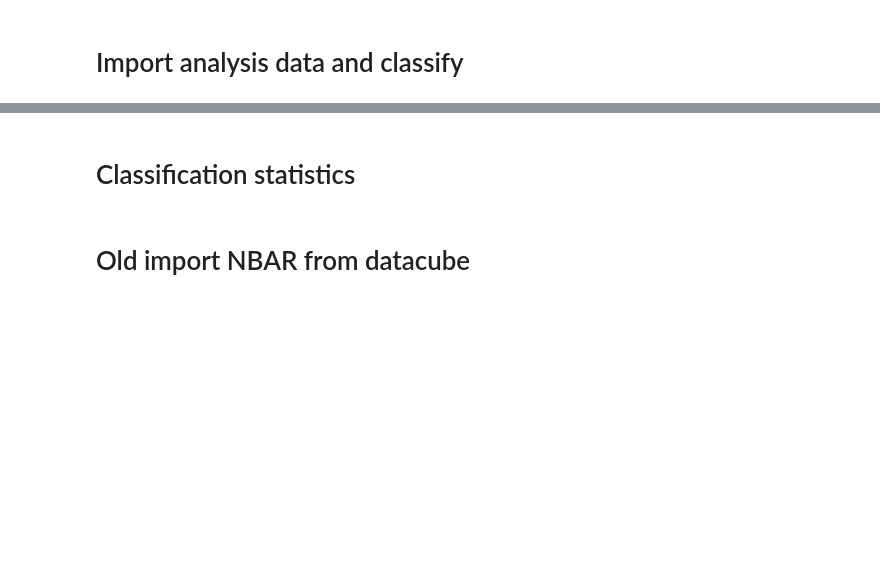
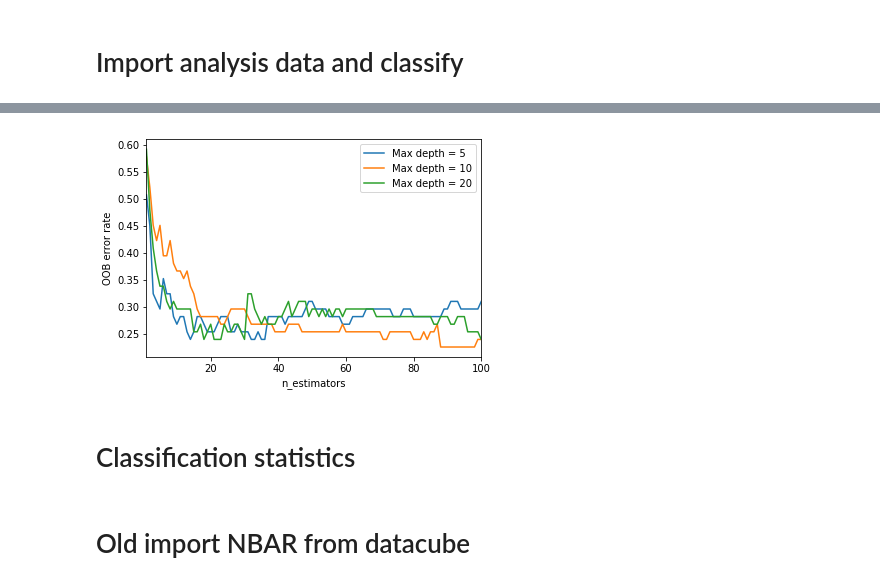
Before and after one commit to ML-MachineLearning/randomforest-GA, a Jupyter notebook: random_forest.ipynb, the cells around one changed output, grey strips where cells are left out. Saved outputs shown, nothing was run; the diff lists cells and outputs as text; code cells hidden in the pictures; blank space fills up the shorter version.

Commit message:
Update working evaluation code and tree plotting

```diff
--- a/random_forest.ipynb
+++ b/random_forest.ipynb
@@ -582,3 +616,83 @@ Classification running...
+# %%
+# NOTE: Setting the `warm_start` construction parameter to `True` disables
+# support for parallelized ensembles but is necessary for tracking the OOB
+# error trajectory during training.
+
+# Extract training data
+_, train_lab, train_samp = randomforest_train(train_shps = train_shps,
+                                              train_field = "class",
+                                              data_func = tc_import, #   hltc_import,
+                                              data_func_params = data_func_params,
+                                              classifier_params = classifier_params)
+
+# Test effect of max features
+classifier_scenario = [("max_features = 'sqrt'",
+                        RandomForestClassifier(warm_start = True,
+                                               oob_score = True,
+                                               max_features = "sqrt")),
+                       ("max_features = 'log2'",
+                      RandomForestClassifier(warm_start = True,
+                                             oob_score = True,
+                                             max_features = "log2")),
+                       ("max_features = '0.5'",
+                        RandomForestClassifier(warm_start = True,
+                                               max_features = 0.5,
+                                               oob_score = True)),
+                       ("max_features = None",
+                        RandomForestClassifier(warm_start = True,
+                                               max_features = None,
+                                               oob_score = True))]
+
+# Test effect of minimum samples per leaf
+classifier_scenario = [("Leaf = 1",
+                      RandomForestClassifier(warm_start = True,
+                                             min_samples_leaf = 1,
+                                             oob_score = True)),
+                       ("Leaf = 5",
+                        RandomForestClassifier(warm_start = True,
+                                               min_samples_leaf = 5,
+                                               oob_score = True)),
+                       ("Leaf = 20",
+                        RandomForestClassifier(warm_start = True,
+                                               min_samples_leaf = 20,
+                                               oob_score = True))]
+
+# Test effect of max depth
+classifier_scenario = [("Max depth = 5",
+                      RandomForestClassifier(warm_start = True,
+                                             max_depth = 5,
+                                             oob_score = True)),
+                       ("Max depth = 10",
+                        RandomForestClassifier(warm_start = True,
+                                               max_depth = 10,
+                                               oob_score = True)),
+                       ("Max depth = 20",
+                        RandomForestClassifier(warm_start = True,
+                                               max_depth = 20,
+                                               oob_score = True))]
+
+# Test effect of max depth
+classifier_scenario = [("Max depth = 5",
+                      RandomForestClassifier(warm_start = True,
+                                             max_depth = 5,
+                                             oob_score = True)),
+                       ("Max depth = 10",
+                        RandomForestClassifier(warm_start = True,
+                                               max_depth = 10,
+                                               oob_score = True)),
+                       ("Max depth = 20",
+                        RandomForestClassifier(warm_start = True,
+                                               max_depth = 20,
+                                               oob_score = True))]
+
+# Plot OOB error by classifier scenario
+randomforest_eval(training_labels = train_lab,
+                  training_samples = train_samp,
+                  classifier_scenario = classifier_scenario,
+                  output_path = "figures/random_forest_params.png",
+                  max_estimators = 100)
+# %% [output]
+[figure, added]
 # %% [markdown]
 # Classification statistics
 # %%
```
Also changed, not shown: parts of 11 cells of this notebook.
